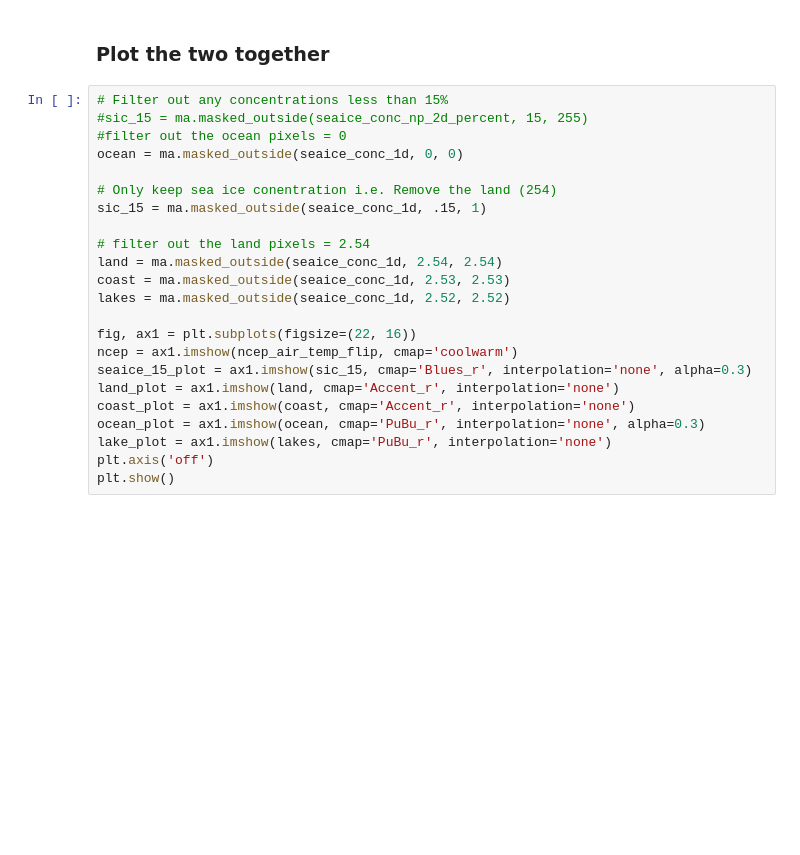
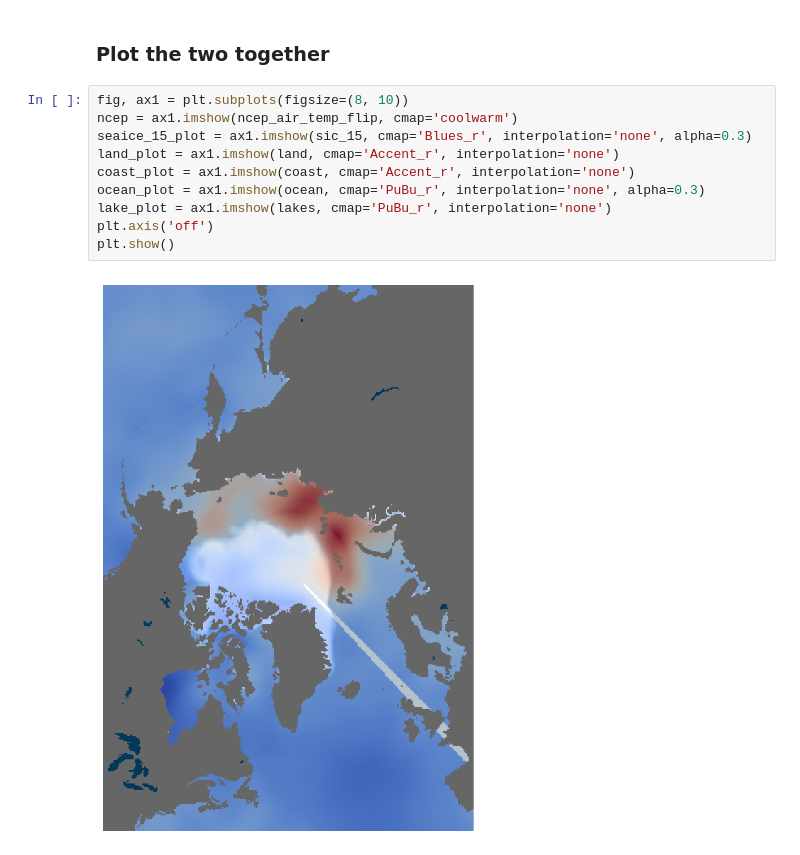
Before and after one commit to nsidc/seaice-cdr-learning-notebook, a Jupyter notebook: CDR-Notebooks/Notebook6.ipynb, the cells around one changed output. Cells and saved outputs as stored; diff of their text form; blank space fills up the shorter version.

```diff
--- a/CDR-Notebooks/Notebook6.ipynb
+++ b/CDR-Notebooks/Notebook6.ipynb
@@ -192,25 +142,14 @@ plt.show()
 # %% [markdown]
 ### Plot the two together
 # %%
-# Filter out any concentrations less than 15%
-#sic_15 = ma.masked_outside(seaice_conc_np_2d_percent, 15, 255)
-#filter out the ocean pixels = 0
-ocean = ma.masked_outside(seaice_conc_1d, 0, 0)
-
-# Only keep sea ice conentration i.e. Remove the land (254)
-sic_15 = ma.masked_outside(seaice_conc_1d, .15, 1)
-
-# filter out the land pixels = 2.54
-land = ma.masked_outside(seaice_conc_1d, 2.54, 2.54)
-coast = ma.masked_outside(seaice_conc_1d, 2.53, 2.53)
-lakes = ma.masked_outside(seaice_conc_1d, 2.52, 2.52)
-
-fig, ax1 = plt.subplots(figsize=(22, 16))
+fig, ax1 = plt.subplots(figsize=(8, 10))
 ncep = ax1.imshow(ncep_air_temp_flip, cmap='coolwarm')
 seaice_15_plot = ax1.imshow(sic_15, cmap='Blues_r', interpolation='none', alpha=0.3)
 land_plot = ax1.imshow(land, cmap='Accent_r', interpolation='none')
 coast_plot = ax1.imshow(coast, cmap='Accent_r', interpolation='none')
 ocean_plot = ax1.imshow(ocean, cmap='PuBu_r', interpolation='none', alpha=0.3)
 lake_plot = ax1.imshow(lakes, cmap='PuBu_r', interpolation='none')
 plt.axis('off')
 plt.show()
+# %% [output]
+[figure, added]
```
Also changed, not shown: parts of 15 cells of this notebook.
